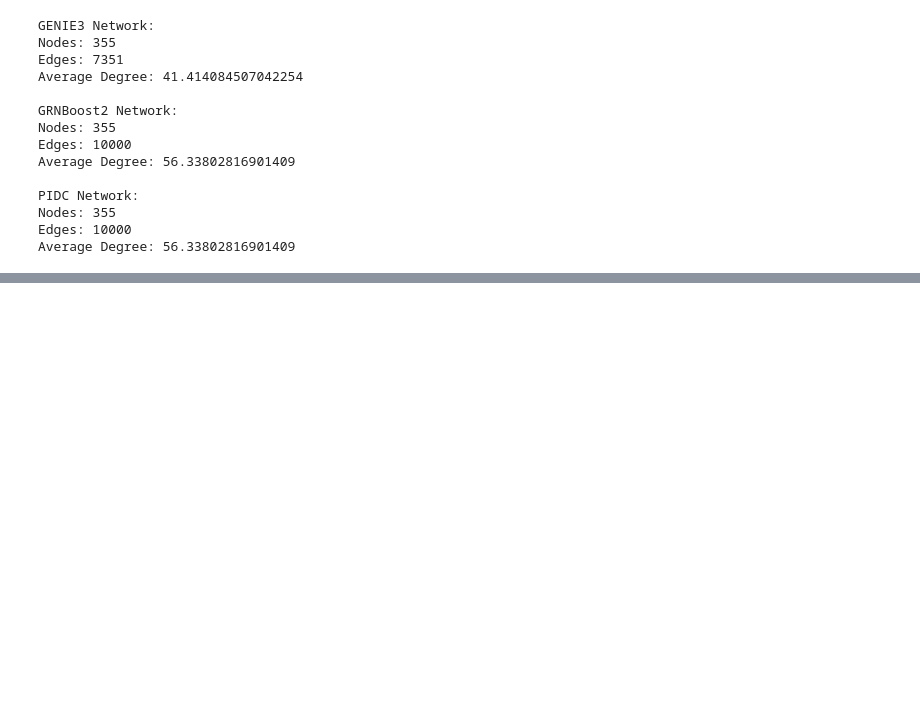
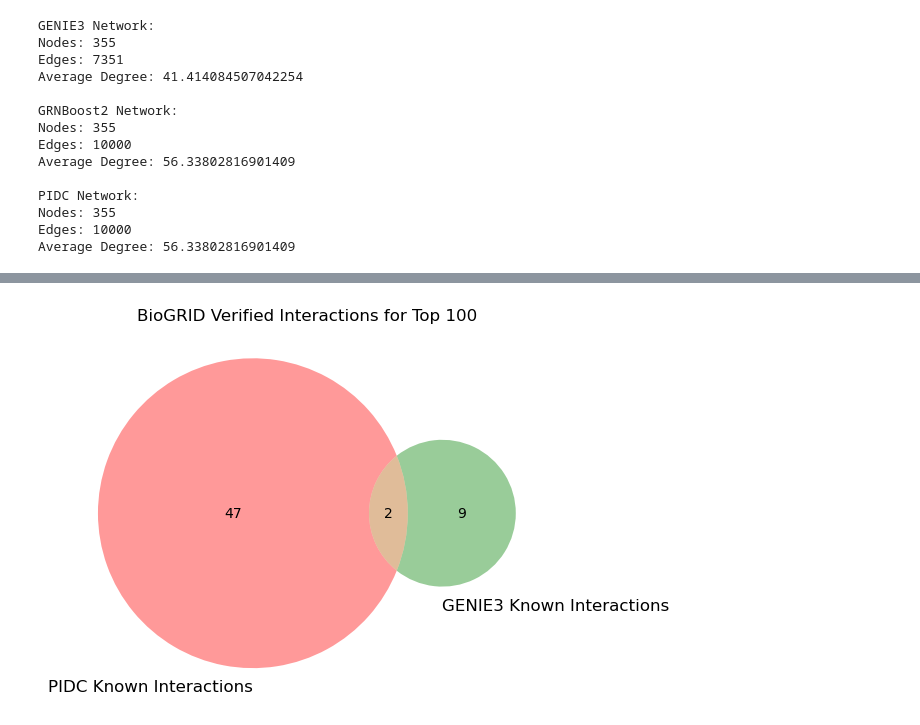
Before and after one commit to Chucklemunch/BMI_776_Project, a Jupyter notebook: Code/network_comparison/venn_diagram.ipynb, the cells around one changed output, grey strips where cells are left out. Cells and saved outputs as stored; diff of their text form; code cells hidden in the pictures; blank space fills up the shorter version.

Commit message:
added code to create venn diagram for biogrid stuff

```diff
--- a/Code/network_comparison/venn_diagram.ipynb
+++ b/Code/network_comparison/venn_diagram.ipynb
@@ -196,0 +200,5 @@ Average Degree: 56.33802816901409
+# %%
+with open('../../Results/found_interactions_dict.pickle', 'rb') as f:
+    found_interactions = pickle.load(f)
+
+found_interactions
@@ -196,0 +223,13 @@ Average Degree: 56.33802816901409
+# %%
+pidc_set = set(found_interactions['PIDC'])
+genie3_set = set(found_interactions['GENIE3'])
+
+# Create Venn diagram
+venn2([pidc_set, genie3_set], set_labels=('PIDC Known Interactions', 'GENIE3 Known Interactions'))
+
+plt.title('BioGRID Verified Interactions for Top 100')
+
+# Show plot
+plt.show()
+# %% [output]
+[figure, added]
```
Also changed, not shown: parts of 4 cells of this notebook, 2 other files.
